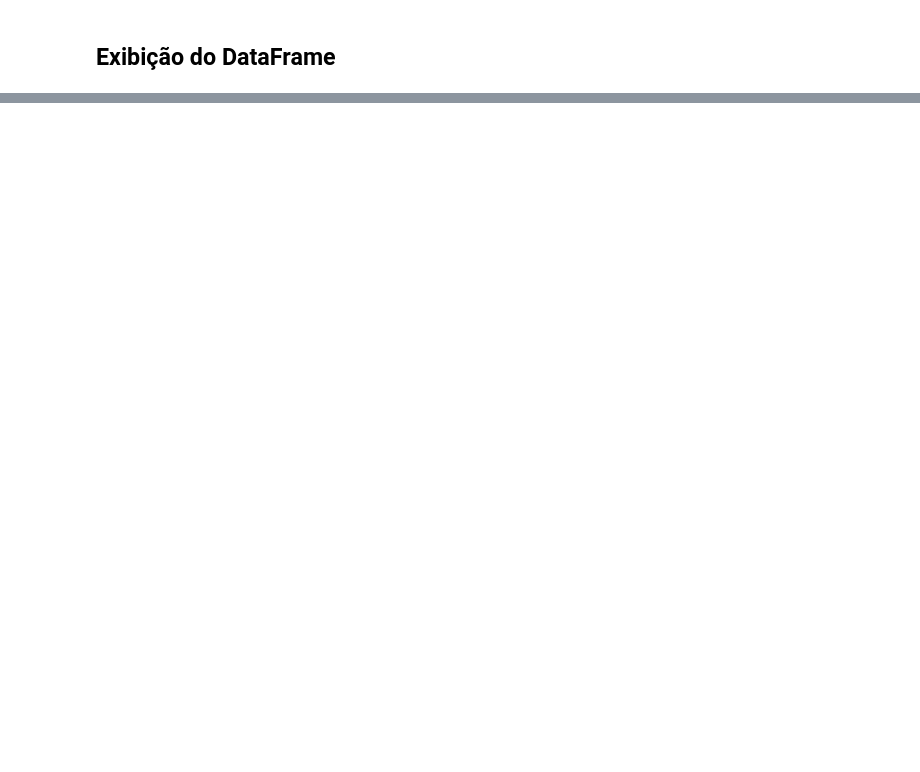
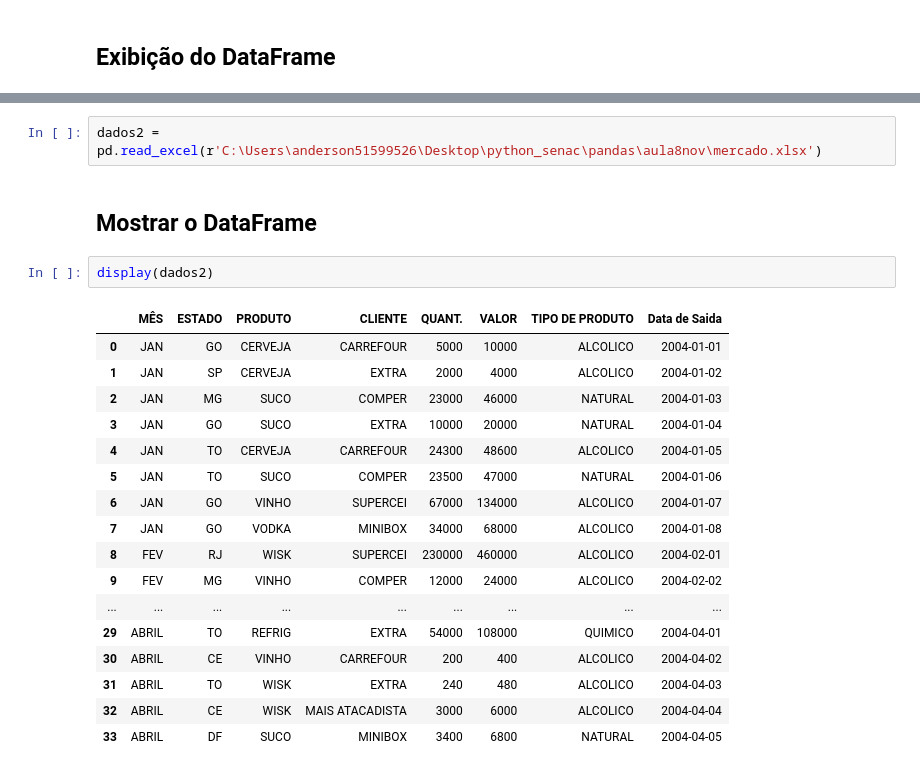
Before and after one commit to PadawanXXVI/python_senac, a Jupyter notebook: pandas/aula8nov/aula08.ipynb, the cells around one changed output, grey strips where cells are left out. Saved outputs shown, nothing was run; the diff lists cells and outputs as text; blank space fills up the shorter version.

```diff
--- a/pandas/aula8nov/aula08.ipynb
+++ b/pandas/aula8nov/aula08.ipynb
@@ -28,0 +35,24 @@ display(dados)
+# %%
+dados2 = pd.read_excel(r'C:\Users\anderson51599526\Desktop\python_senac\pandas\aula8nov\mercado.xlsx')
+# %% [markdown]
+## Mostrar o DataFrame
+# %%
+display(dados2)
+# %% [output]
+|  | MÊS | ESTADO | PRODUTO | CLIENTE | QUANT. | VALOR | TIPO DE PRODUTO | Data de Saida |
+| 0 | JAN | GO | CERVEJA | CARREFOUR | 5000 | 10000 | ALCOLICO | 2004-01-01 |
+| 1 | JAN | SP | CERVEJA | EXTRA | 2000 | 4000 | ALCOLICO | 2004-01-02 |
+| 2 | JAN | MG | SUCO | COMPER | 23000 | 46000 | NATURAL | 2004-01-03 |
+| 3 | JAN | GO | SUCO | EXTRA | 10000 | 20000 | NATURAL | 2004-01-04 |
+| 4 | JAN | TO | CERVEJA | CARREFOUR | 24300 | 48600 | ALCOLICO | 2004-01-05 |
+| 5 | JAN | TO | SUCO | COMPER | 23500 | 47000 | NATURAL | 2004-01-06 |
+| 6 | JAN | GO | VINHO | SUPERCEI | 67000 | 134000 | ALCOLICO | 2004-01-07 |
+| 7 | JAN | GO | VODKA | MINIBOX | 34000 | 68000 | ALCOLICO | 2004-01-08 |
+| 8 | FEV | RJ | WISK | SUPERCEI | 230000 | 460000 | ALCOLICO | 2004-02-01 |
+| 9 | FEV | MG | VINHO | COMPER | 12000 | 24000 | ALCOLICO | 2004-02-02 |
+| ... | ... | ... | ... | ... | ... | ... | ... | ... |
+| 29 | ABRIL | TO | REFRIG | EXTRA | 54000 | 108000 | QUIMICO | 2004-04-01 |
+| 30 | ABRIL | CE | VINHO | CARREFOUR | 200 | 400 | ALCOLICO | 2004-04-02 |
+| 31 | ABRIL | TO | WISK | EXTRA | 240 | 480 | ALCOLICO | 2004-04-03 |
+| 32 | ABRIL | CE | WISK | MAIS ATACADISTA | 3000 | 6000 | ALCOLICO | 2004-04-04 |
+| 33 | ABRIL | DF | SUCO | MINIBOX | 3400 | 6800 | NATURAL | 2004-04-05 |
```
Also changed, not shown: parts of 4 cells of this notebook.
